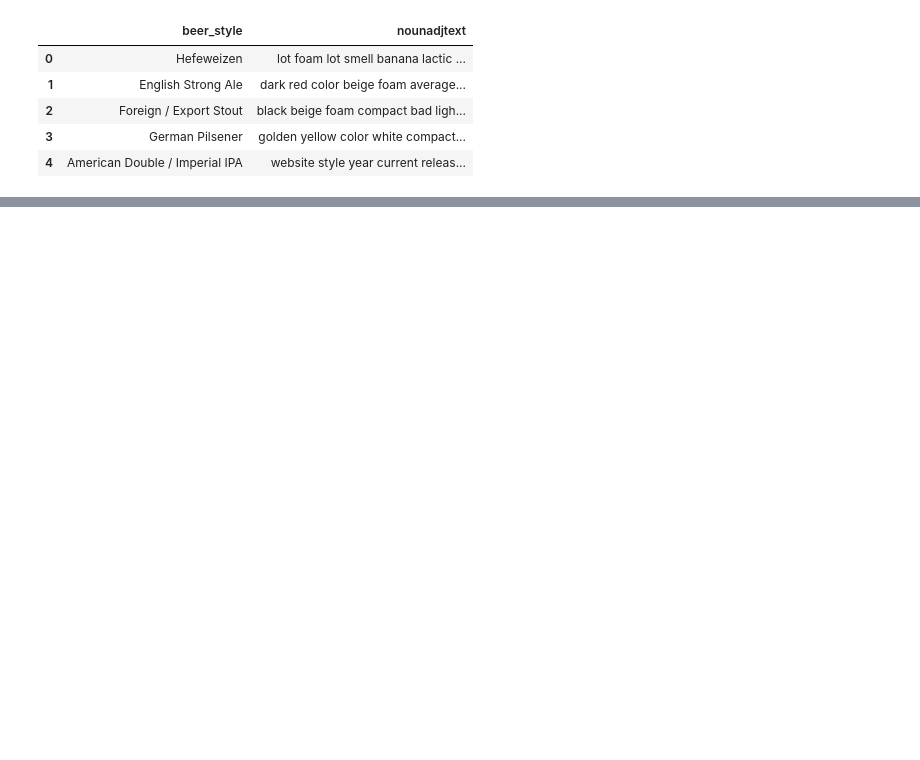
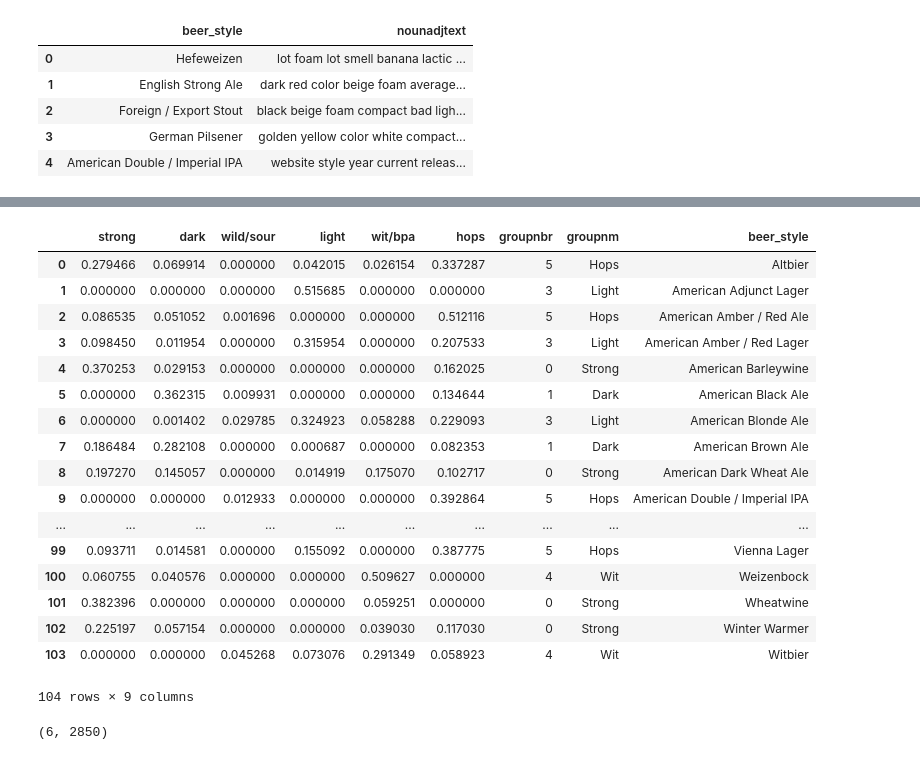
Before and after one commit to mkduchak/beerreview, a Jupyter notebook: 3_vectorizing.ipynb, the cells around one changed output, grey strips where cells are left out. Drawn from its saved outputs; the diff is of its cells as text; code cells hidden in the pictures; blank space fills up the shorter version.

```diff
--- a/3_vectorizing.ipynb
+++ b/3_vectorizing.ipynb
@@ -15,0 +142,4 @@ data.head()
+# %%
+tfidf = TfidfVectorizer(stop_words = 'english', max_df = .98, min_df = 0.6)
+
+tfidf1 = tfidf.fit_transform(styledata['nounadjtext'])
@@ -15,0 +191,4 @@ data.head()
+# %%
+nmf = NMF(n_components=6)
+# %%
+nmf.fit_transform(tfidf1.T)
@@ -15,0 +236,40 @@ data.head()
+# %%
+groups = {0 : 'Strong',
+          1 : 'Dark',
+          2 : 'Wild',
+          3 : 'Light',
+          4 : 'Wit',
+          5 : 'Hops'
+         }
+# %%
+sixstyledf = pd.DataFrame(nmf.components_.T)
+sixstyledf['groupnbr'] = sixstyledf.idxmax(axis=1)
+sixstyledf.columns = ['strong','dark','wild/sour','light','wit/bpa','hops','groupnbr']
+sixstyledf['groupnm'] = sixstyledf['groupnbr'].map(groups)
+sixstyledf['beer_style'] = styledata[['beer_style']]
+sixstyledf
+# %% [output]
+|  | strong | dark | wild/sour | light | wit/bpa | hops | groupnbr | groupnm | beer_style |
+| 0 | 0.279466 | 0.069914 | 0.000000 | 0.042015 | 0.026154 | 0.337287 | 5 | Hops | Altbier |
+| 1 | 0.000000 | 0.000000 | 0.000000 | 0.515685 | 0.000000 | 0.000000 | 3 | Light | American Adjunct Lager |
+| 2 | 0.086535 | 0.051052 | 0.001696 | 0.000000 | 0.000000 | 0.512116 | 5 | Hops | American Amber / Red Ale |
+| 3 | 0.098450 | 0.011954 | 0.000000 | 0.315954 | 0.000000 | 0.207533 | 3 | Light | American Amber / Red Lager |
+| 4 | 0.370253 | 0.029153 | 0.000000 | 0.000000 | 0.000000 | 0.162025 | 0 | Strong | American Barleywine |
+| 5 | 0.000000 | 0.362315 | 0.009931 | 0.000000 | 0.000000 | 0.134644 | 1 | Dark | American Black Ale |
+| 6 | 0.000000 | 0.001402 | 0.029785 | 0.324923 | 0.058288 | 0.229093 | 3 | Light | American Blonde Ale |
+| 7 | 0.186484 | 0.282108 | 0.000000 | 0.000687 | 0.000000 | 0.082353 | 1 | Dark | American Brown Ale |
+| 8 | 0.197270 | 0.145057 | 0.000000 | 0.014919 | 0.175070 | 0.102717 | 0 | Strong | American Dark Wheat Ale |
+| 9 | 0.000000 | 0.000000 | 0.012933 | 0.000000 | 0.000000 | 0.392864 | 5 | Hops | American Double / Imperial IPA |
+| ... | ... | ... | ... | ... | ... | ... | ... | ... | ... |
+| 99 | 0.093711 | 0.014581 | 0.000000 | 0.155092 | 0.000000 | 0.387775 | 5 | Hops | Vienna Lager |
+| 100 | 0.060755 | 0.040576 | 0.000000 | 0.000000 | 0.509627 | 0.000000 | 4 | Wit | Weizenbock |
+| 101 | 0.382396 | 0.000000 | 0.000000 | 0.000000 | 0.059251 | 0.000000 | 0 | Strong | Wheatwine |
+| 102 | 0.225197 | 0.057154 | 0.000000 | 0.000000 | 0.039030 | 0.117030 | 0 | Strong | Winter Warmer |
+| 103 | 0.000000 | 0.000000 | 0.045268 | 0.073076 | 0.291349 | 0.058923 | 4 | Wit | Witbier |
+104 rows × 9 columns
+# %%
+nmf2 = NMF(n_components=6)
+nmf2.fit_transform(tfidf1)
+nmf2.components_.shape
+# %% [output]
+(6, 2850)
```
Also changed, not shown: parts of 44 cells of this notebook.
